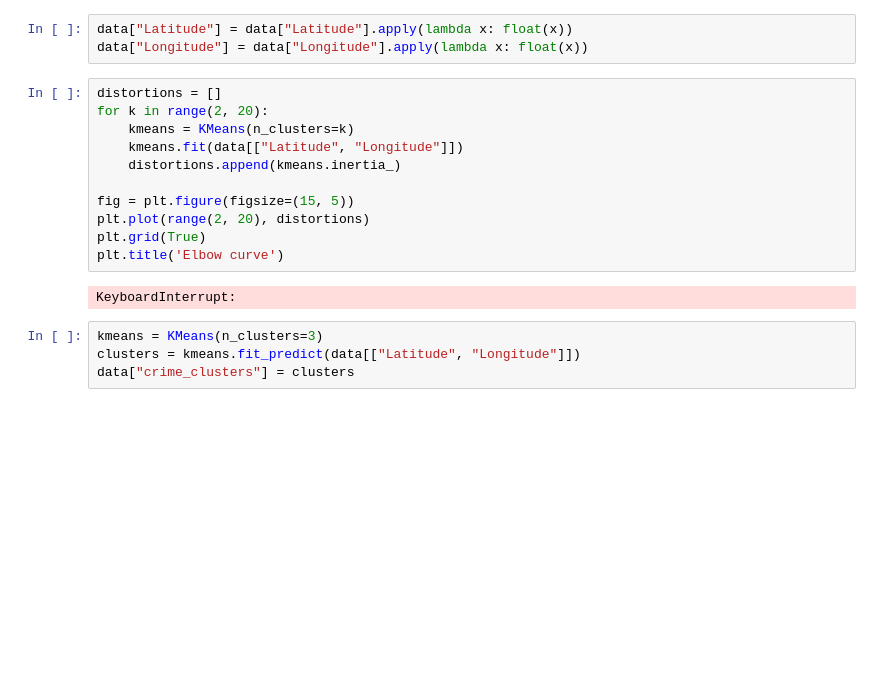
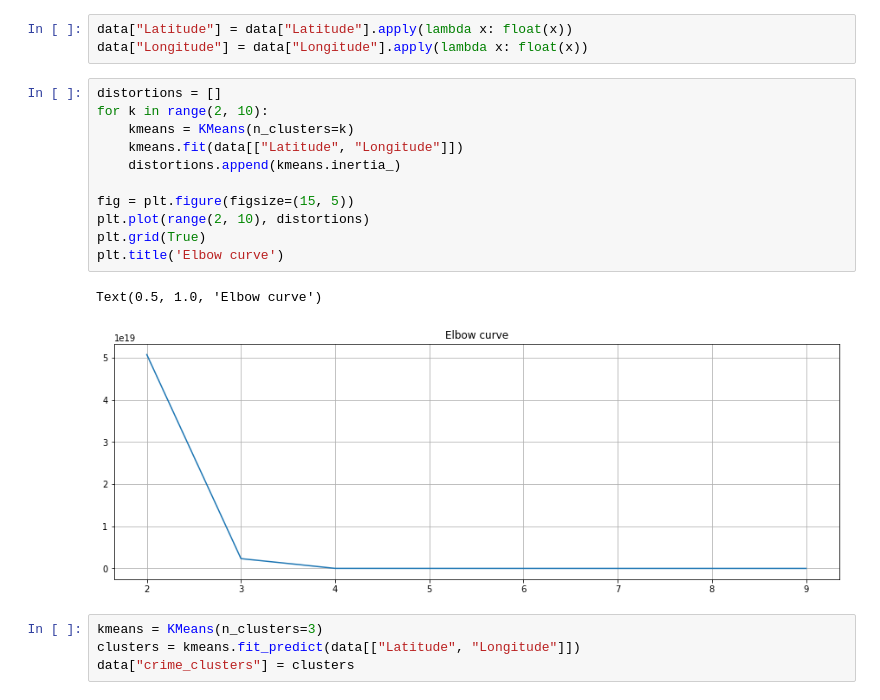
Before and after one commit to m0bi/parking, a Jupyter notebook: Imputation.ipynb, the cells around one changed output. Drawn from its saved outputs; the diff is of its cells as text; blank space fills up the shorter version.

```diff
--- a/Imputation.ipynb
+++ b/Imputation.ipynb
@@ -331,17 +339,18 @@ data["Latitude"] = data["Latitude"].apply(lambda x: float(x))
 data["Longitude"] = data["Longitude"].apply(lambda x: float(x))
 # %%
 distortions = []
-for k in range(2, 20):
+for k in range(2, 10):
     kmeans = KMeans(n_clusters=k)
     kmeans.fit(data[["Latitude", "Longitude"]])
     distortions.append(kmeans.inertia_)
 
 fig = plt.figure(figsize=(15, 5))
-plt.plot(range(2, 20), distortions)
+plt.plot(range(2, 10), distortions)
 plt.grid(True)
 plt.title('Elbow curve')
 # %% [output]
-KeyboardInterrupt:
+Text(0.5, 1.0, 'Elbow curve')
+[figure, added]
 # %%
 kmeans = KMeans(n_clusters=3)
 clusters = kmeans.fit_predict(data[["Latitude", "Longitude"]])
```
Also changed, not shown: parts of 25 cells of this notebook, 15 other files.
